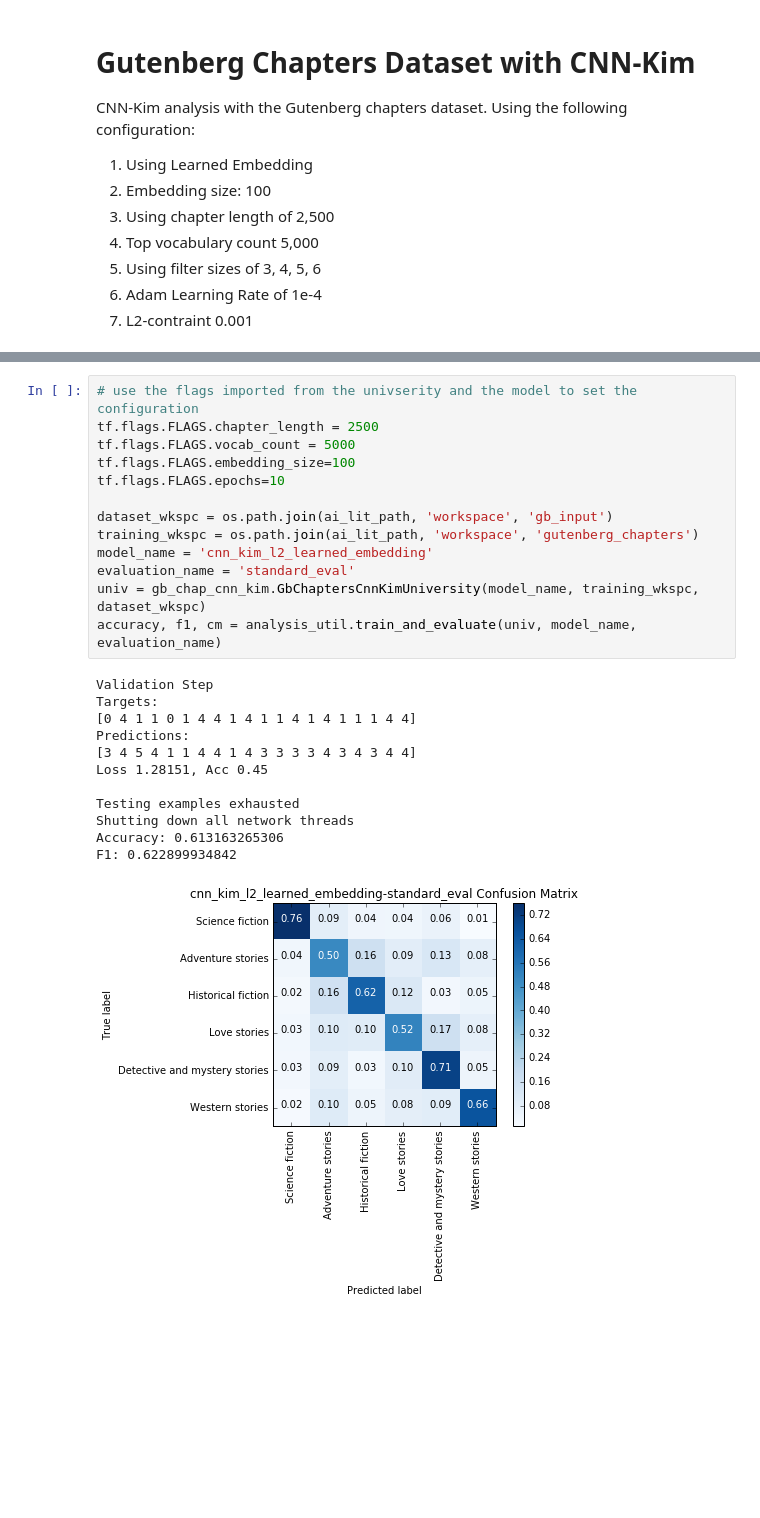
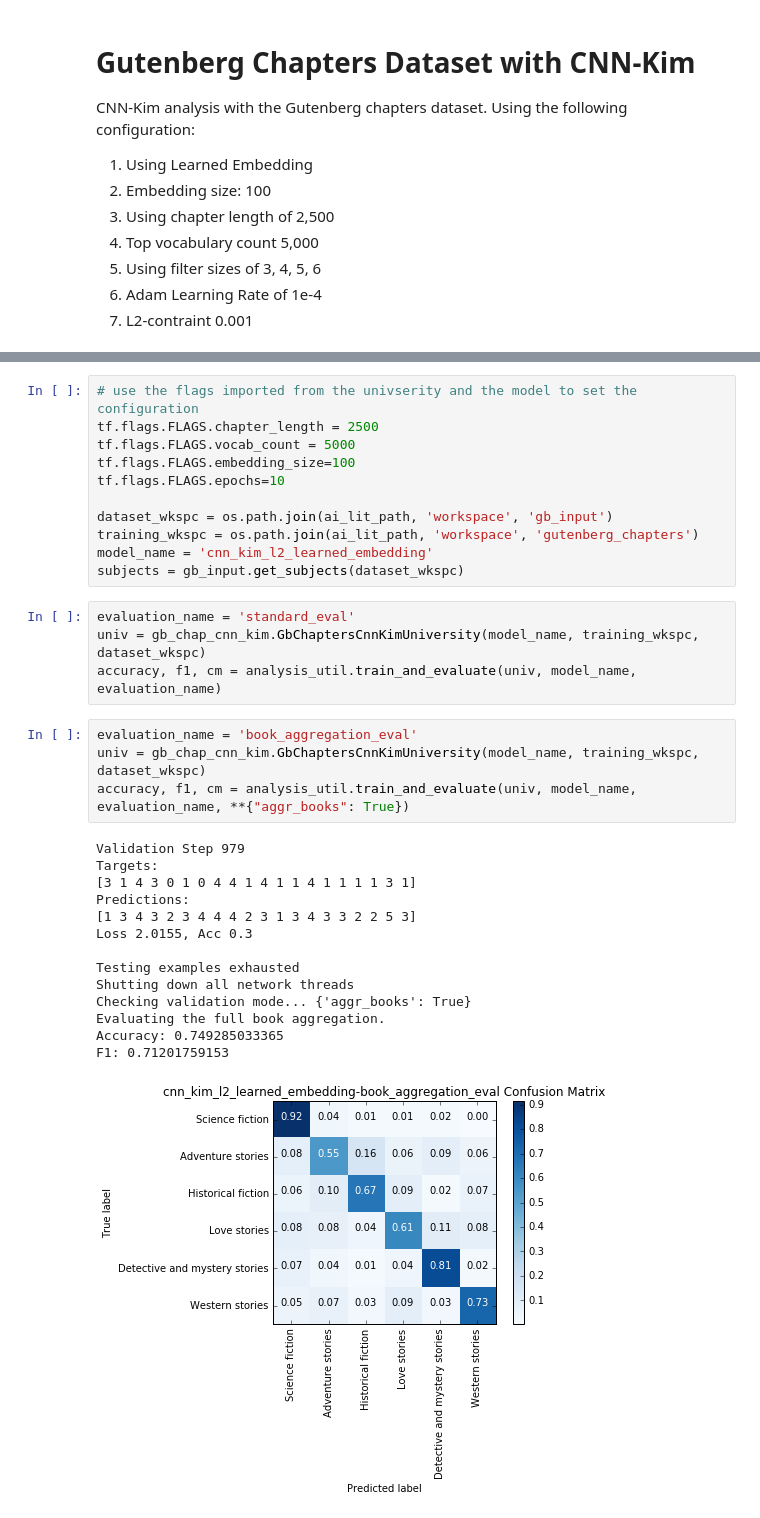
Before and after one commit to joeworsh/ai-lit, a Jupyter notebook: ai_lit/analysis/gutenberg/gb_chapters_cnn_learned_embeddings_1.ipynb, the cells around one changed output, grey strips where cells are left out. Cells and saved outputs as stored; diff of their text form; blank space fills up the shorter version.

Commit message:
Reworked chapter university to provide aggregated results with genre distribution across full work

```diff
--- a/ai_lit/analysis/gutenberg/gb_chapters_cnn_learned_embeddings_1.ipynb
+++ b/ai_lit/analysis/gutenberg/gb_chapters_cnn_learned_embeddings_1.ipynb
@@ -33,19 +36,27 @@ tf.flags.FLAGS.epochs=10
 dataset_wkspc = os.path.join(ai_lit_path, 'workspace', 'gb_input')
 training_wkspc = os.path.join(ai_lit_path, 'workspace', 'gutenberg_chapters')
 model_name = 'cnn_kim_l2_learned_embedding'
-evaluation_name = 'standard_eval'
-univ = gb_chap_cnn_kim.GbChaptersCnnKimUniversity(model_name, training_wkspc, dataset_wkspc)
-accuracy, f1, cm = analysis_util.train_and_evaluate(univ, model_name, evaluation_name)
+subjects = gb_input.get_subjects(dataset_wkspc)
-# %% [output]
-Validation Step
-Targets:
-[0 4 1 1 0 1 4 4 1 4 1 1 4 1 4 1 1 1 4 4]
-Predictions:
-[3 4 5 4 1 1 4 4 1 4 3 3 3 3 4 3 4 3 4 4]
-Loss 1.28151, Acc 0.45
-
-Testing examples exhausted
-Shutting down all network threads
-Accuracy: 0.613163265306
-F1: 0.622899934842
-[figure, removed]
+# %%
+evaluation_name = 'standard_eval'
+univ = gb_chap_cnn_kim.GbChaptersCnnKimUniversity(model_name, training_wkspc, dataset_wkspc)
+accuracy, f1, cm = analysis_util.train_and_evaluate(univ, model_name, evaluation_name)
+# %%
+evaluation_name = 'book_aggregation_eval'
+univ = gb_chap_cnn_kim.GbChaptersCnnKimUniversity(model_name, training_wkspc, dataset_wkspc)
+accuracy, f1, cm = analysis_util.train_and_evaluate(univ, model_name, evaluation_name, **{"aggr_books": True})
+# %% [output]
+Validation Step 979
+Targets:
+[3 1 4 3 0 1 0 4 4 1 4 1 1 4 1 1 1 1 3 1]
+Predictions:
+[1 3 4 3 2 3 4 4 4 2 3 1 3 4 3 3 2 2 5 3]
+Loss 2.0155, Acc 0.3
+
+Testing examples exhausted
+Shutting down all network threads
+Checking validation mode... {'aggr_books': True}
+Evaluating the full book aggregation.
+Accuracy: 0.749285033365
+F1: 0.71201759153
+[figure, added]
```
Also changed, not shown: parts of 5 cells of this notebook, 6 other files.
